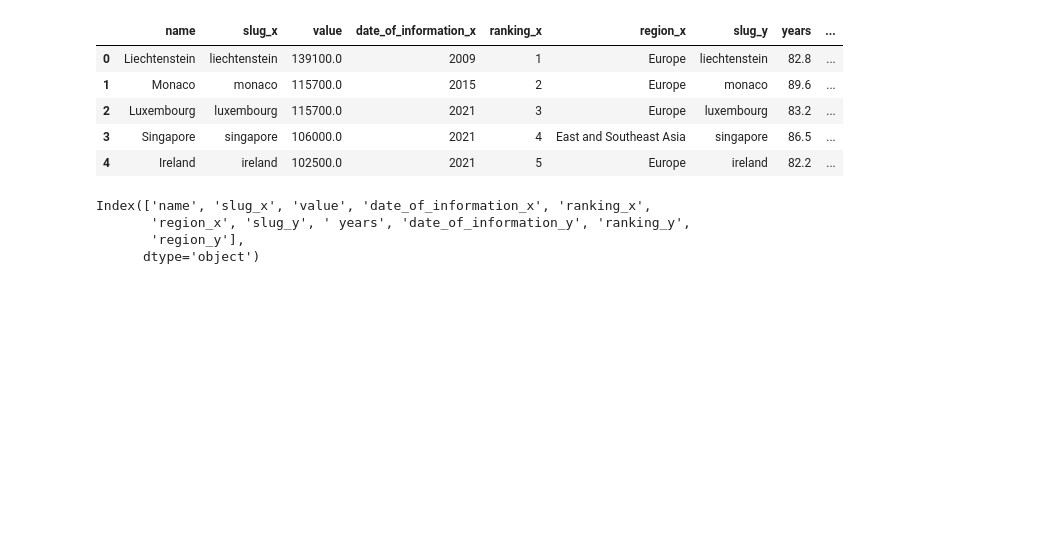
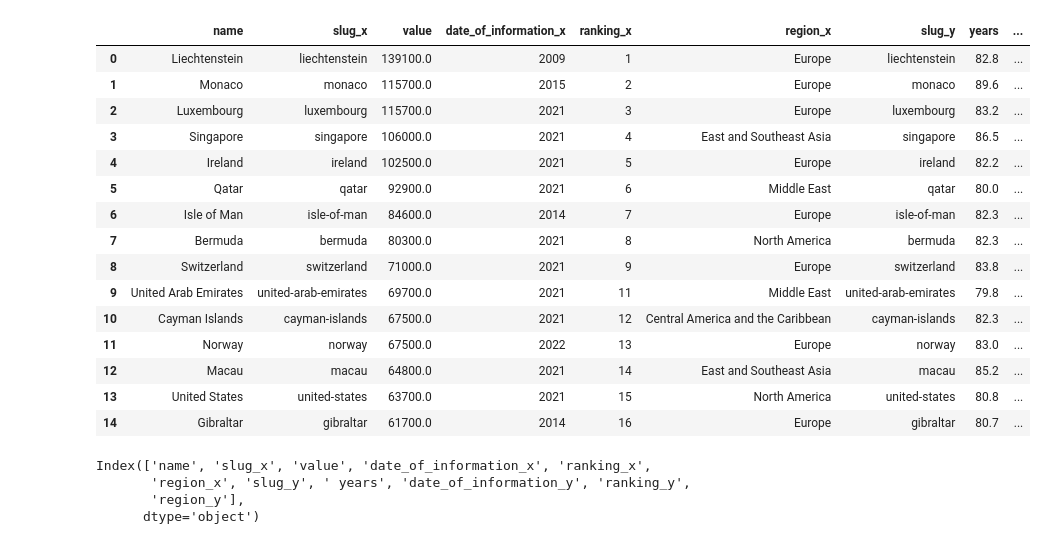
Before and after one commit to shirleytemples/datascienceprojects, a Jupyter notebook: Supervised_example.ipynb, the cells around one changed output. Cells and saved outputs as stored; diff of their text form; code cells hidden in the pictures; blank space fills up the shorter version.

```diff
--- a/Supervised_example.ipynb
+++ b/Supervised_example.ipynb
@@ -30,14 +50,24 @@ life.head()
 # %%
 merge_df = pd.merge(gdp,life,on='name',how='inner')
 # %%
-merge_df.head()
+merge_df.head(15)
 # %% [output]
 |  | name | slug_x | value | date_of_information_x | ranking_x | region_x | slug_y | years | ... |
 | 0 | Liechtenstein | liechtenstein | 139100.0 | 2009 | 1 | Europe | liechtenstein | 82.8 | ... |
 | 1 | Monaco | monaco | 115700.0 | 2015 | 2 | Europe | monaco | 89.6 | ... |
 | 2 | Luxembourg | luxembourg | 115700.0 | 2021 | 3 | Europe | luxembourg | 83.2 | ... |
 | 3 | Singapore | singapore | 106000.0 | 2021 | 4 | East and Southeast Asia | singapore | 86.5 | ... |
 | 4 | Ireland | ireland | 102500.0 | 2021 | 5 | Europe | ireland | 82.2 | ... |
+| 5 | Qatar | qatar | 92900.0 | 2021 | 6 | Middle East | qatar | 80.0 | ... |
+| 6 | Isle of Man | isle-of-man | 84600.0 | 2014 | 7 | Europe | isle-of-man | 82.3 | ... |
+| 7 | Bermuda | bermuda | 80300.0 | 2021 | 8 | North America | bermuda | 82.3 | ... |
+| 8 | Switzerland | switzerland | 71000.0 | 2021 | 9 | Europe | switzerland | 83.8 | ... |
+| 9 | United Arab Emirates | united-arab-emirates | 69700.0 | 2021 | 11 | Middle East | united-arab-emirates | 79.8 | ... |
+| 10 | Cayman Islands | cayman-islands | 67500.0 | 2021 | 12 | Central America and the Caribbean | cayman-islands | 82.3 | ... |
+| 11 | Norway | norway | 67500.0 | 2022 | 13 | Europe | norway | 83.0 | ... |
+| 12 | Macau | macau | 64800.0 | 2021 | 14 | East and Southeast Asia | macau | 85.2 | ... |
+| 13 | United States | united-states | 63700.0 | 2021 | 15 | North America | united-states | 80.8 | ... |
+| 14 | Gibraltar | gibraltar | 61700.0 | 2014 | 16 | Europe | gibraltar | 80.7 | ... |
 # %%
 print(merge_df.columns)
 # %% [output]
```
Also changed, not shown: parts of 9 cells of this notebook.
